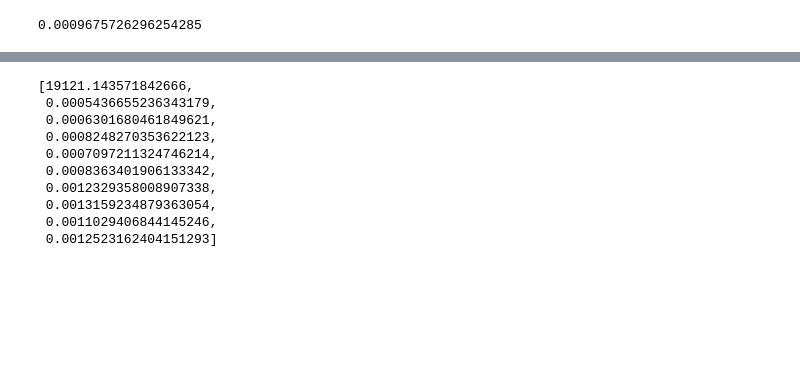
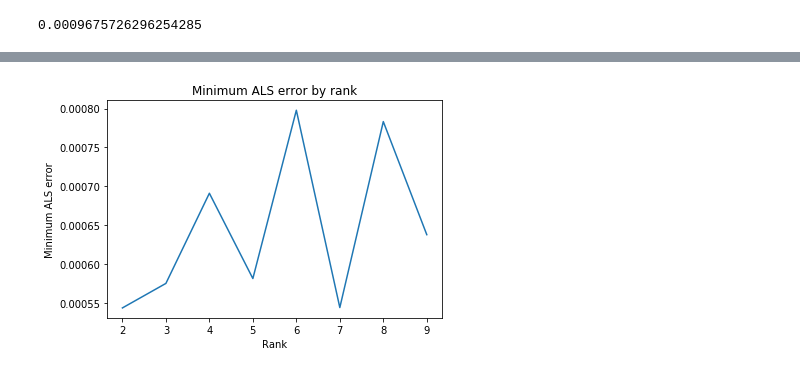
Before and after one commit to abishalom/Matrix-Denoising-18.S096, a Jupyter notebook: Model.ipynb, the cells around one changed output, grey strips where cells are left out. Cells and saved outputs as stored; diff of their text form; code cells hidden in the pictures; blank space fills up the shorter version.

Commit message:
Graphs

```diff
--- a/Model.ipynb
+++ b/Model.ipynb
@@ -219,14 +219,15 @@ Text(0.5,1,'MSE of ALS Matrix estimation varying Ranks and ALS_Lambda')
 [figure]
-# %%
-errors[0]
-# %% [output]
-[19121.143571842666,
- 0.0005436655236343179,
- 0.0006301680461849621,
- 0.0008248270353622123,
- 0.0007097211324746214,
- 0.0008363401906133342,
- 0.0012329358008907338,
- 0.0013159234879363054,
- 0.0011029406844145246,
- 0.0012523162404151293]
+# %%
+min_errs = []
+best_lambda = []
+for err_vals in errors:
+    min_errs.append(min(err_vals))
+    best_lambda.append(als_lams[np.argmin(err_vals)])
+
+plt.plot(ranks, min_errs)
+plt.xlabel('Rank')
+plt.ylabel('Minimum ALS error')
+plt.title('Minimum ALS error by rank')
+plt.savefig('Graphs/ALS_By_Rank.png', bbox_inches='tight')
+# %% [output]
+[figure, added]
```
Also changed, not shown: parts of 2 cells of this notebook, 3 other files.
